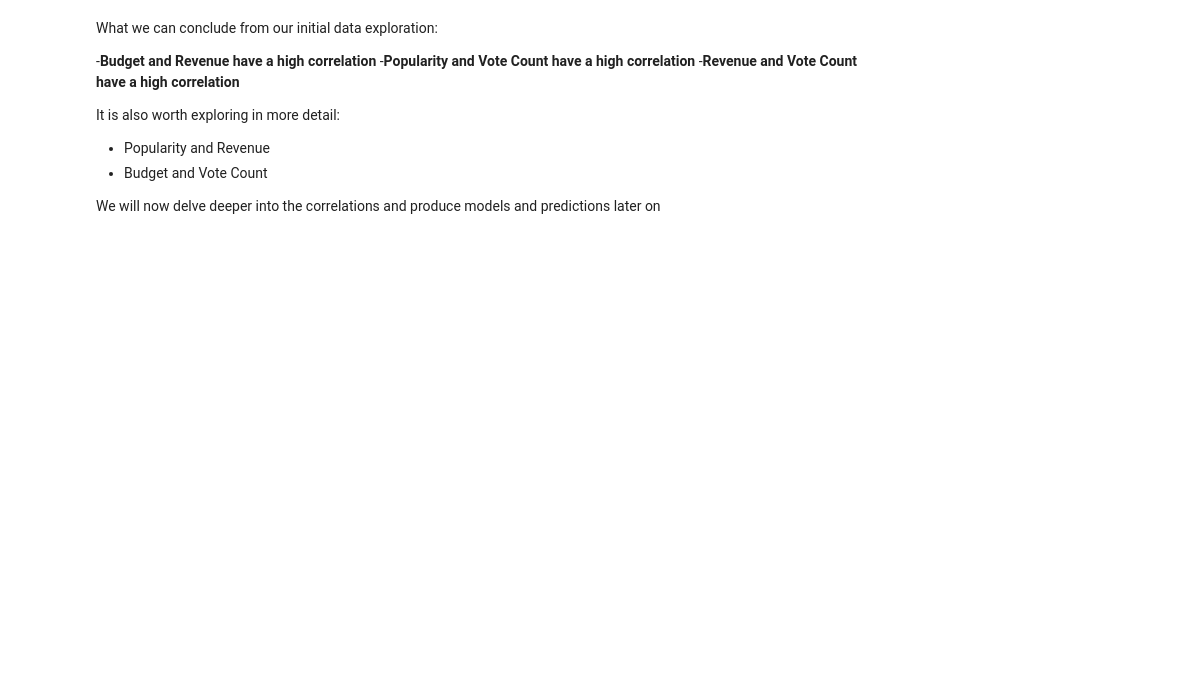
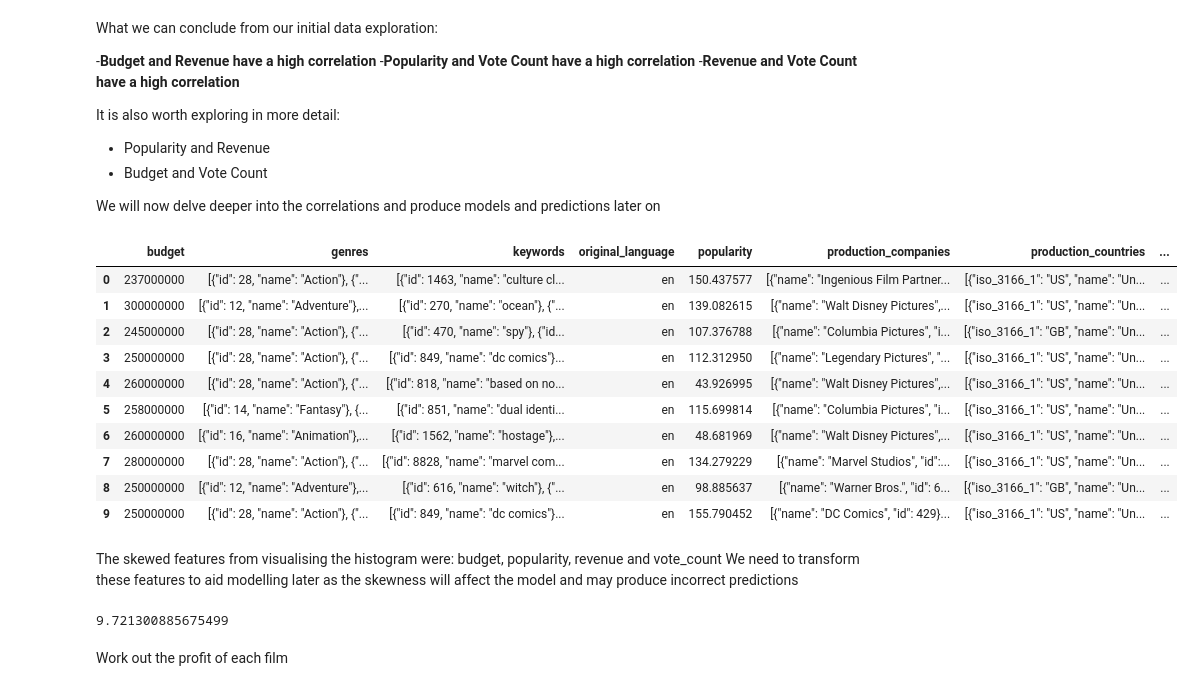
Before and after one commit to ziyadsaf/movie-success-prediction, a Jupyter notebook: movie_prediction_project.ipynb, the cells around one changed output. Cells and saved outputs as stored; diff of their text form; code cells hidden in the pictures; blank space fills up the shorter version.

```diff
--- a/movie_prediction_project.ipynb
+++ b/movie_prediction_project.ipynb
@@ -439,0 +469,3 @@ plt.show()
+# %%
+movies = movies.drop(columns = ['homepage','id','original_title','overview', 'tagline'])
+movies.head(5)
@@ -450,3 +489,24 @@ It is also worth exploring in more detail:
 - Budget and Vote Count
 
 We will now delve deeper into the correlations and produce models and predictions later on
+# %%
+movies.head(10)
+# %% [output]
+|  | budget | genres | keywords | original_language | popularity | production_companies | production_countries | ... |
+| 0 | 237000000 | [{"id": 28, "name": "Action"}, {"... | [{"id": 1463, "name": "culture cl... | en | 150.437577 | [{"name": "Ingenious Film Partner... | [{"iso_3166_1": "US", "name": "Un... | ... |
+| 1 | 300000000 | [{"id": 12, "name": "Adventure"},... | [{"id": 270, "name": "ocean"}, {"... | en | 139.082615 | [{"name": "Walt Disney Pictures",... | [{"iso_3166_1": "US", "name": "Un... | ... |
+| 2 | 245000000 | [{"id": 28, "name": "Action"}, {"... | [{"id": 470, "name": "spy"}, {"id... | en | 107.376788 | [{"name": "Columbia Pictures", "i... | [{"iso_3166_1": "GB", "name": "Un... | ... |
+| 3 | 250000000 | [{"id": 28, "name": "Action"}, {"... | [{"id": 849, "name": "dc comics"}... | en | 112.312950 | [{"name": "Legendary Pictures", "... | [{"iso_3166_1": "US", "name": "Un... | ... |
+| 4 | 260000000 | [{"id": 28, "name": "Action"}, {"... | [{"id": 818, "name": "based on no... | en | 43.926995 | [{"name": "Walt Disney Pictures",... | [{"iso_3166_1": "US", "name": "Un... | ... |
+| 5 | 258000000 | [{"id": 14, "name": "Fantasy"}, {... | [{"id": 851, "name": "dual identi... | en | 115.699814 | [{"name": "Columbia Pictures", "i... | [{"iso_3166_1": "US", "name": "Un... | ... |
+| 6 | 260000000 | [{"id": 16, "name": "Animation"},... | [{"id": 1562, "name": "hostage"},... | en | 48.681969 | [{"name": "Walt Disney Pictures",... | [{"iso_3166_1": "US", "name": "Un... | ... |
+| 7 | 280000000 | [{"id": 28, "name": "Action"}, {"... | [{"id": 8828, "name": "marvel com... | en | 134.279229 | [{"name": "Marvel Studios", "id":... | [{"iso_3166_1": "US", "name": "Un... | ... |
+| 8 | 250000000 | [{"id": 12, "name": "Adventure"},... | [{"id": 616, "name": "witch"}, {"... | en | 98.885637 | [{"name": "Warner Bros.", "id": 6... | [{"iso_3166_1": "GB", "name": "Un... | ... |
+| 9 | 250000000 | [{"id": 28, "name": "Action"}, {"... | [{"id": 849, "name": "dc comics"}... | en | 155.790452 | [{"name": "DC Comics", "id": 429}... | [{"iso_3166_1": "US", "name": "Un... | ... |
+# %% [markdown]
+The skewed features from visualising the histogram were: budget, popularity, revenue and vote_count
+We need to transform these features to aid modelling later as the skewness will affect the model and may produce incorrect predictions
+# %%
+print(movies['popularity'].skew())
+# %% [output]
+9.721300885675499
@@ -452,0 +519,2 @@ We will now delve deeper into the correlations and produce models and prediction
+# %% [markdown]
+Work out the profit of each film
```
Also changed, not shown: parts of 26 cells of this notebook.
